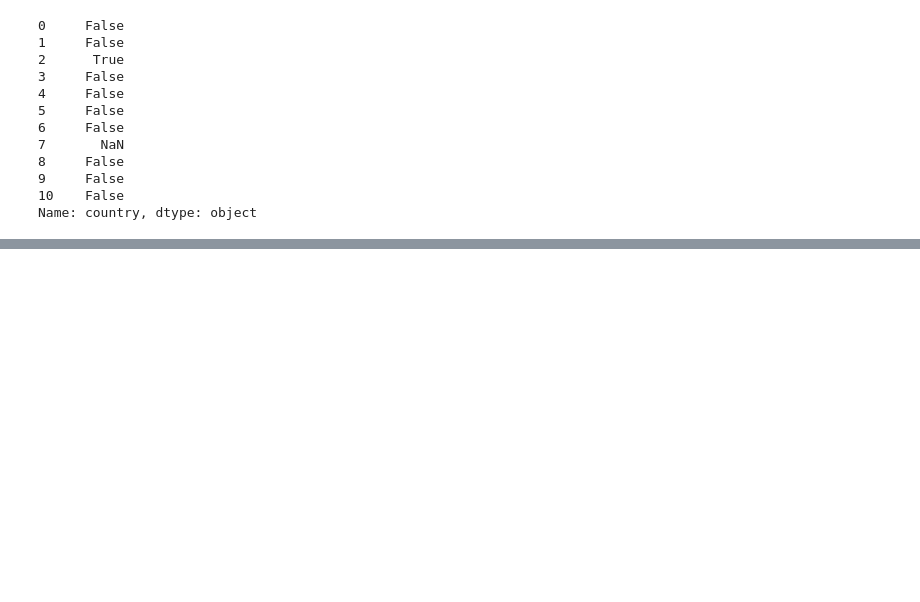
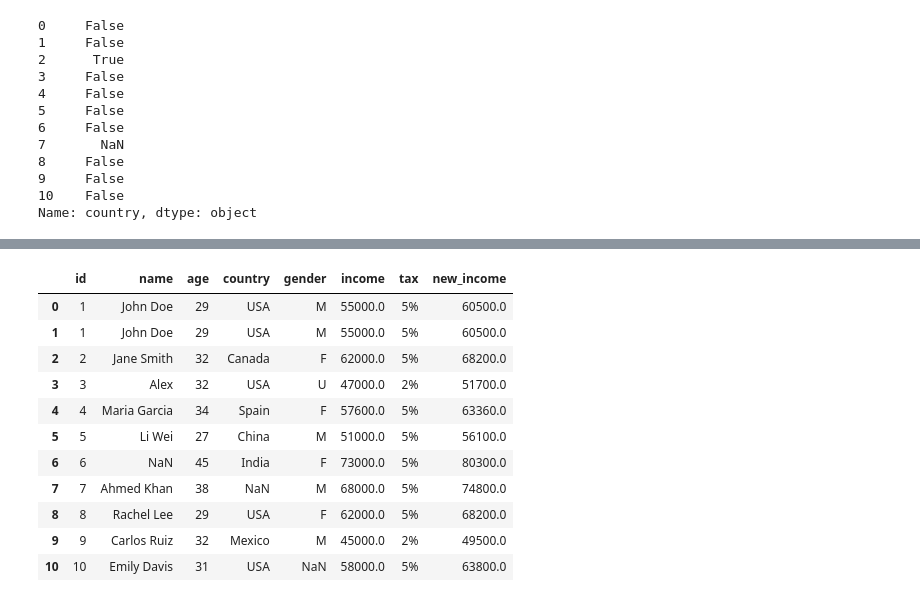
Before and after one commit to Vanshaj14Mohan/AI-and-ML, a Jupyter notebook: Section Two/Practical/demo.ipynb, the cells around one changed output, grey strips where cells are left out. Saved outputs shown, nothing was run; the diff lists cells and outputs as text; code cells hidden in the pictures; blank space fills up the shorter version.

```diff
--- a/Section Two/Practical/demo.ipynb
+++ b/Section Two/Practical/demo.ipynb
@@ -545,0 +565,5 @@ Name: country, dtype: object
+# %%
+df2["income"] = df2["income"].fillna(df2["income"].mean())
+# %%
+df2["tax"] = df2["income"].apply(lambda x: "5%" if x >= 50000 else "2%")
+df2
@@ -545,0 +583,4 @@ Name: country, dtype: object
+# %%
+# Using map
+gender_map = {"Male": "M", "Female": "F", "Unknown": "U"}
+df2["gender"] = df2["gender"].map(gender_map)
@@ -545,0 +602,18 @@ Name: country, dtype: object
+# %%
+#using assign
+df2 = df2.assign(new_income = df2["income"] * 1.1)
+# %%
+df2
+# %% [output]
+|  | id | name | age | country | gender | income | tax | new_income |
+| 0 | 1 | John Doe | 29 | USA | M | 55000.0 | 5% | 60500.0 |
+| 1 | 1 | John Doe | 29 | USA | M | 55000.0 | 5% | 60500.0 |
+| 2 | 2 | Jane Smith | 32 | Canada | F | 62000.0 | 5% | 68200.0 |
+| 3 | 3 | Alex | 32 | USA | U | 47000.0 | 2% | 51700.0 |
+| 4 | 4 | Maria Garcia | 34 | Spain | F | 57600.0 | 5% | 63360.0 |
+| 5 | 5 | Li Wei | 27 | China | M | 51000.0 | 5% | 56100.0 |
+| 6 | 6 | NaN | 45 | India | F | 73000.0 | 5% | 80300.0 |
+| 7 | 7 | Ahmed Khan | 38 | NaN | M | 68000.0 | 5% | 74800.0 |
+| 8 | 8 | Rachel Lee | 29 | USA | F | 62000.0 | 5% | 68200.0 |
+| 9 | 9 | Carlos Ruiz | 32 | Mexico | M | 45000.0 | 2% | 49500.0 |
+| 10 | 10 | Emily Davis | 31 | USA | NaN | 58000.0 | 5% | 63800.0 |
```
Also changed, not shown: parts of 7 cells of this notebook.
